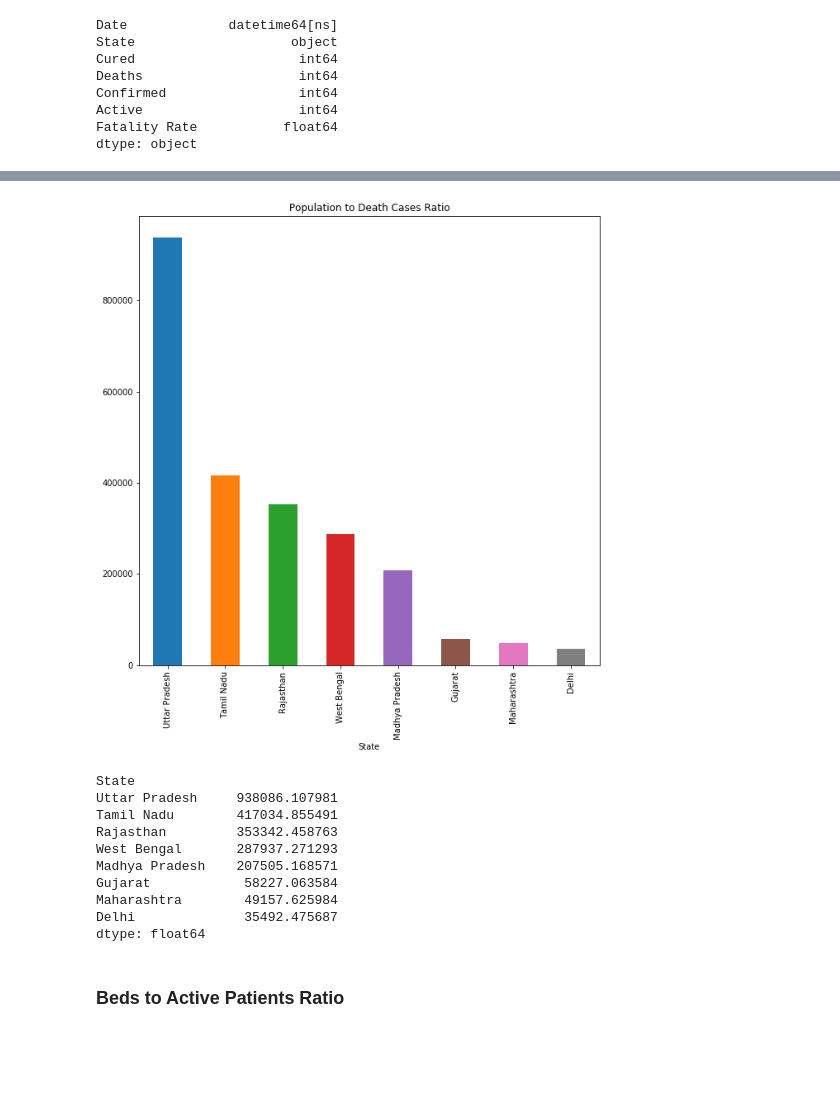
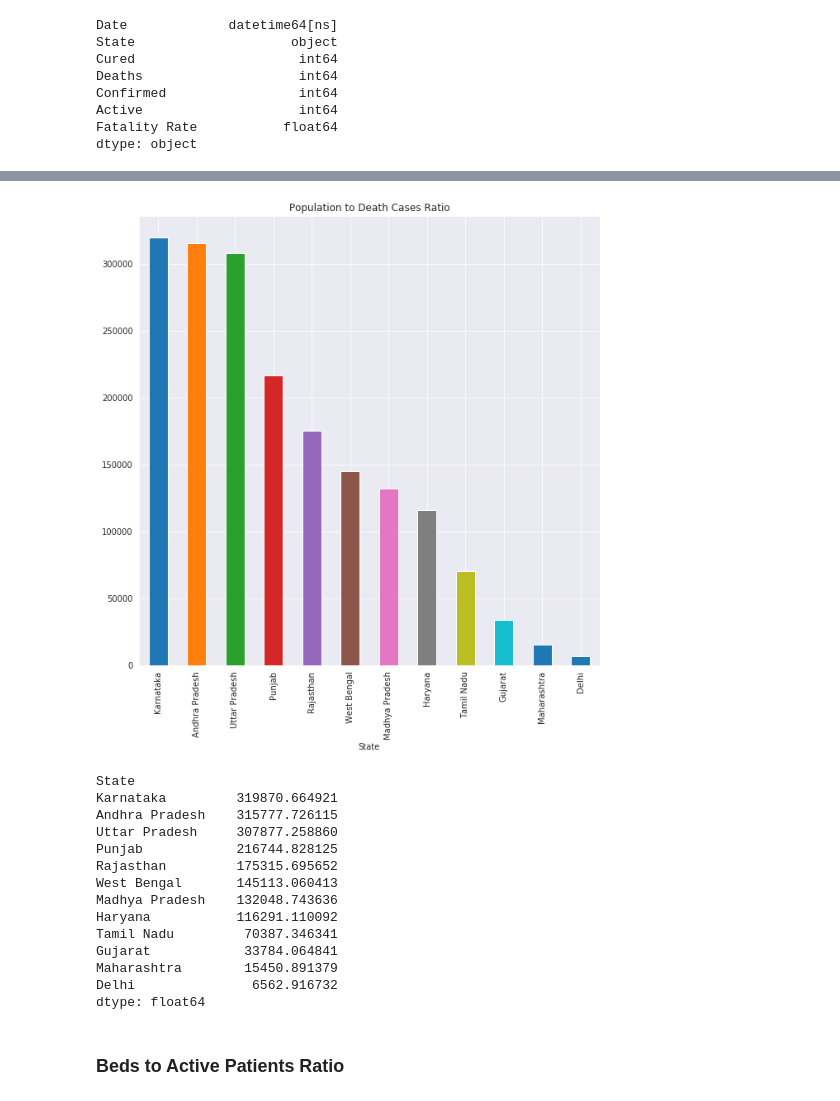
Before and after one commit to akashpshah/Covid19_Analysis, a Jupyter notebook: notebooks/Covid_19_India_Analysis_Part_1.ipynb, the cells around one changed output, grey strips where cells are left out. Cells and saved outputs as stored; diff of their text form; code cells hidden in the pictures; blank space fills up the shorter version.

Commit message:
Changes:
- Add new visualizations for states for better analysis.
- Add lockdown-wise analysis for each state.
- Compute doubling rate for each state and India overall.
- Refactor notebook.

```diff
--- a/notebooks/Covid_19_India_Analysis_Part_1.ipynb
+++ b/notebooks/Covid_19_India_Analysis_Part_1.ipynb
@@ -12,3 +23,5 @@ from sklearn.metrics import mean_squared_error, r2_score
+# %%
+sns.set_style('darkgrid')
 # %%
 plt.rcParams["figure.figsize"] = [10, 10]
 # %%
@@ -215,2 +164,4 @@ covid_df.tail()
 # %%
 covid_df = covid_df[~(covid_df.State == 'Cases being reassigned to states')]
+yesterday = (datetime.datetime.now().date() - datetime.timedelta(days=1)).strftime('%Y-%m-%d')
+latest_df = covid_df[covid_df.Date == yesterday]
@@ -674,27 +559,31 @@ plt.show()
 # %%
-latest_df = aggregated_df.loc[aggregated_df.index.get_level_values(0) == '2020-06-01']
+latest_df = aggregated_df.loc[aggregated_df.index.get_level_values(0) == yesterday]
 latest_df = latest_df.reset_index()
 latest_df = latest_df.set_index('State')
 latest_df = latest_df[latest_df.Deaths > 100]
 
 ser_pop_deaths_ratio = (latest_df.Population / latest_df.Deaths).sort_values(ascending=False)
 ser_pop_deaths_ratio.plot(kind='bar')
 plt.title('Population to Death Cases Ratio')
 plt.show()
 # %% [output]
-[figure, old version]
+[figure, new version]
 # %%
 ser_pop_deaths_ratio
 # %% [output]
 State
-Uttar Pradesh     938086.107981
-Tamil Nadu        417034.855491
-Rajasthan         353342.458763
-West Bengal       287937.271293
-Madhya Pradesh    207505.168571
-Gujarat            58227.063584
-Maharashtra        49157.625984
-Delhi              35492.475687
+Karnataka         319870.664921
+Andhra Pradesh    315777.726115
+Uttar Pradesh     307877.258860
+Punjab            216744.828125
+Rajasthan         175315.695652
+West Bengal       145113.060413
+Madhya Pradesh    132048.743636
+Haryana           116291.110092
+Tamil Nadu         70387.346341
+Gujarat            33784.064841
+Maharashtra        15450.891379
+Delhi               6562.916732
 dtype: float64
 # %% [markdown]
 ### Beds to Active Patients Ratio
```
Also changed, not shown: parts of 179 cells of this notebook, 38 other files.
